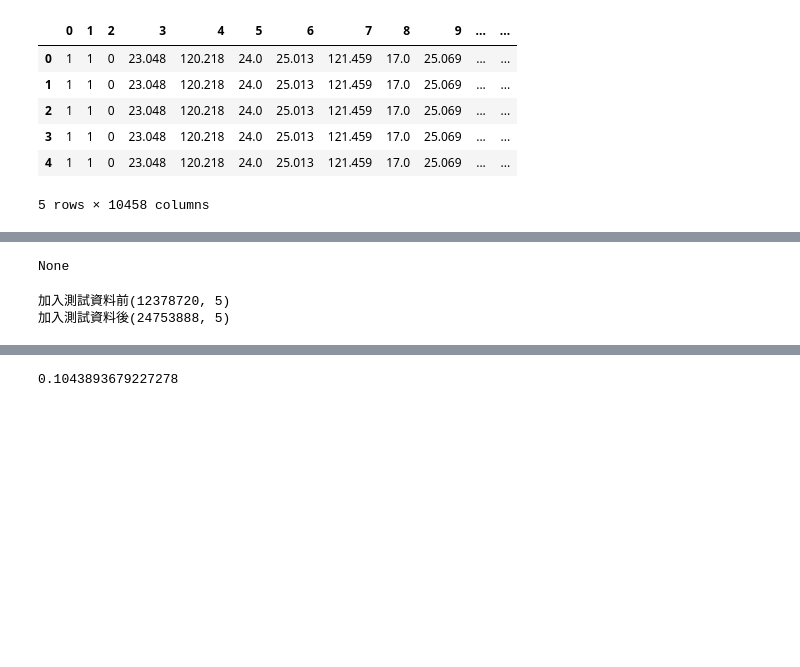
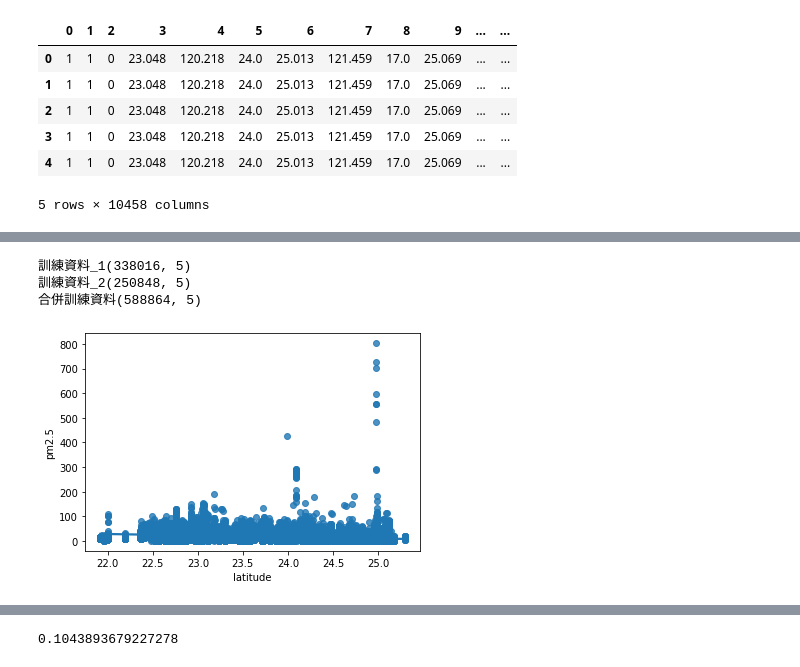
Before and after one commit to bert5566/ML, a Jupyter notebook: 學校作業/學校作業.ipynb, the cells around one changed output, grey strips where cells are left out. Drawn from its saved outputs; the diff is of its cells as text; code cells hidden in the pictures; blank space fills up the shorter version.

```diff
--- a/學校作業/學校作業.ipynb
+++ b/學校作業/學校作業.ipynb
@@ -65,17 +47,15 @@ def refactor_data(origin_data , refactor_data , length):
         refactor_data = pd.concat([refactor_data,df_temp], ignore_index=True)
     return refactor_data
-# %%
-df_temp = train.loc[:,['1','2','3' ,'4' ,'5']]
-df_temp = df_temp.drop_duplicates(keep='first',inplace=True)
-print(df_temp)
-# %% [output]
-None
 # %%
-train_data = pd.DataFrame(columns=columns)
-train_data = refactor_data(train,train_data ,len(train.columns)+1)
-print(f'加入測試資料前{train_data.shape}')
-train_data = refactor_data(test,train_data ,len(test.columns) -3 ) # 最後兩筆保留預測
-print(f'加入測試資料後{train_data.shape}')
+train_data = refactor_data(train ,len(train.columns))
+print(f'訓練資料_1{train_data.shape}')
+test_data = refactor_data(test ,len(test.columns) -3 ) # 最後column保留預測
+print(f'訓練資料_2{test_data.shape}')
+refactor_data1 = pd.concat([train_data,test_data], ignore_index=True)
+print(f'合併訓練資料{refactor_data1.shape}')
+refactor_data1 = refactor_data1.drop_duplicates()
+print(f'清除重複資料{refactor_data1.shape}')
 # %% [output]
-加入測試資料前(12378720, 5)
-加入測試資料後(24753888, 5)
+訓練資料_1(338016, 5)
+訓練資料_2(250848, 5)
+合併訓練資料(588864, 5)
@@ -82 +70,9 @@ print(f'加入測試資料後{train_data.shape}')
+# %%
+# 緯度跟pm關係
+sns.regplot(x = refactor_data1['latitude'], y=refactor_data1['pm2.5'])
+sns.regplot(x = refactor_data1['Longitude'], y=refactor_data1['pm2.5'])
+sns.regplot(x = refactor_data1['date'], y=refactor_data1['pm2.5'])
+sns.regplot(x = refactor_data1['hour'], y=refactor_data1['pm2.5'])
+# %% [output]
+[figure, added]
 # %%
```
Also changed, not shown: parts of 15 cells of this notebook, 1 other file.
